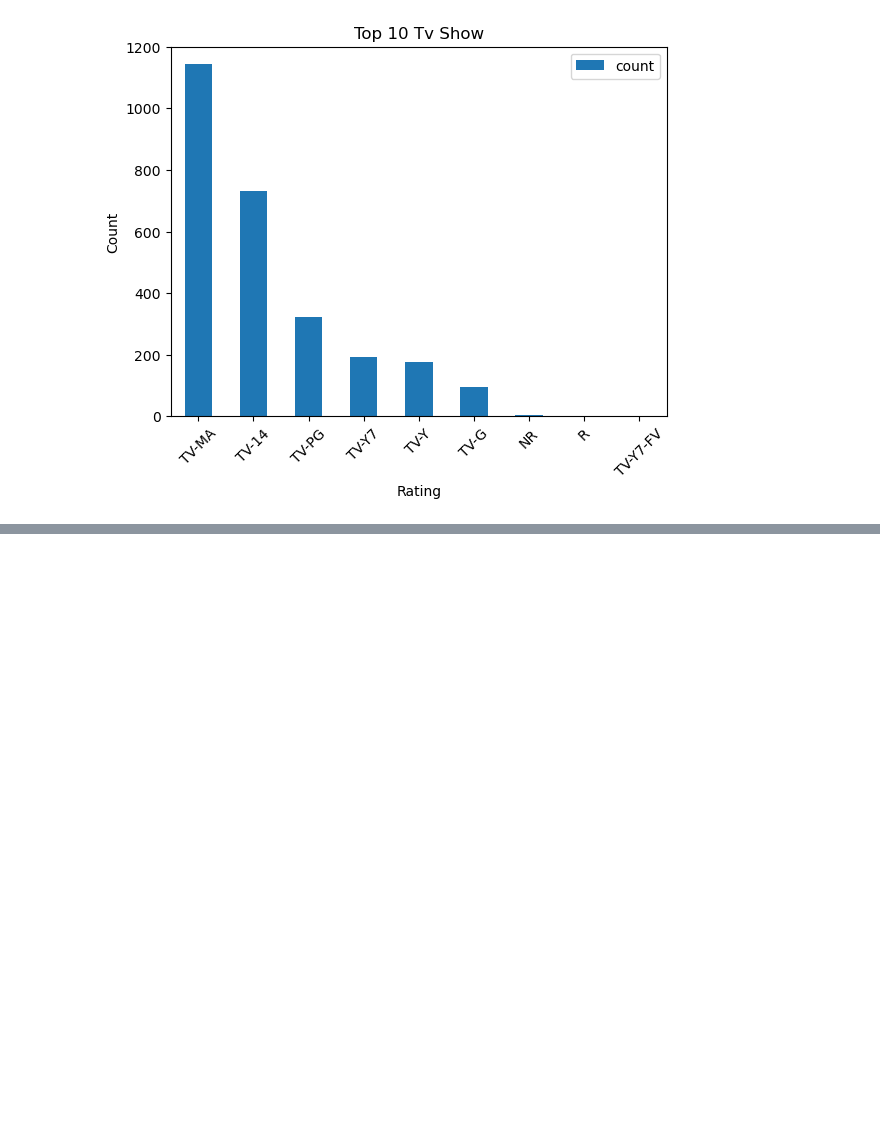
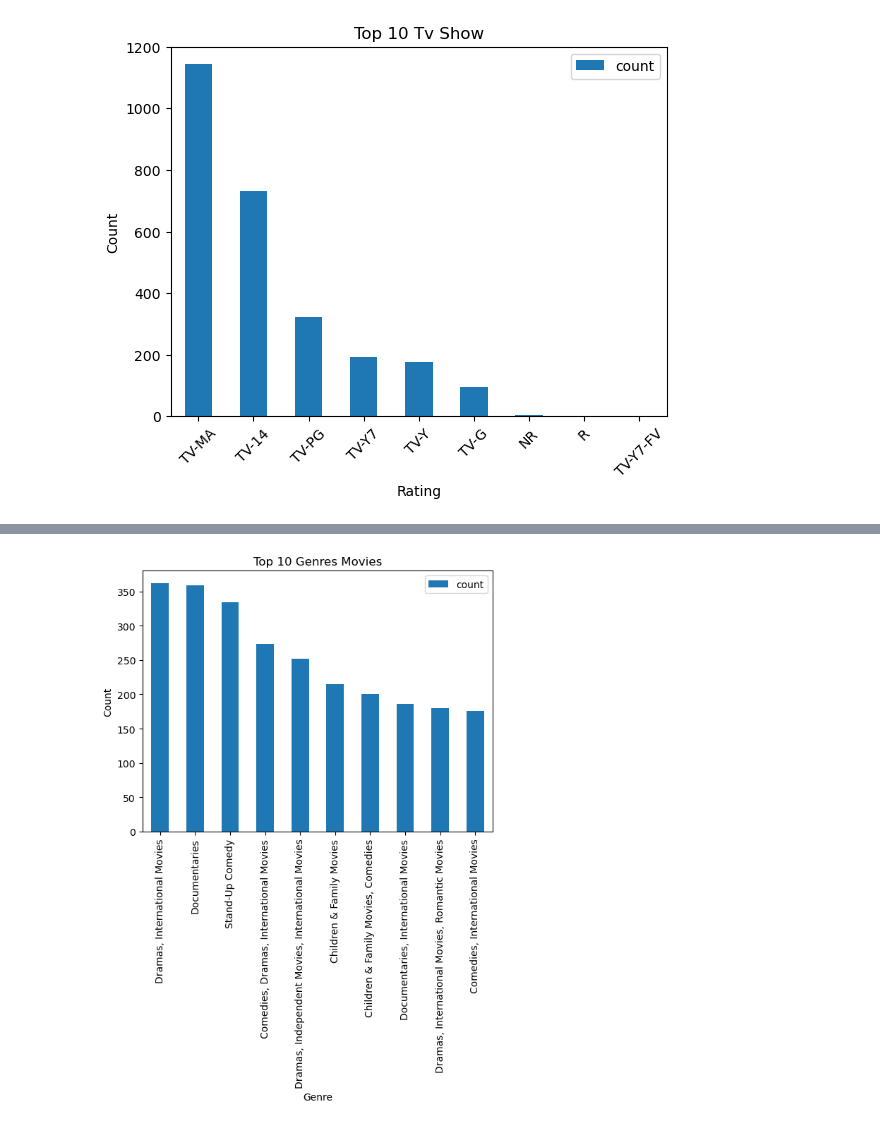
Before and after one commit to ElDEEB21/Netflix-Analytics, a Jupyter notebook: analyse.ipynb, the cells around one changed output, grey strips where cells are left out. Drawn from its saved outputs; the diff is of its cells as text; code cells hidden in the pictures; blank space fills up the shorter version.

Commit message:
category visualization

```diff
--- a/analyse.ipynb
+++ b/analyse.ipynb
@@ -297,3 +297,6 @@ plt.xticks(rotation=45)
 plt.show()
 # %% [output]
 [figure]
+# %%
+category = df.groupby(['category', 'type'])['category'].value_counts().reset_index()
+category
@@ -299,0 +317,4 @@ plt.show()
+# %%
+top10ListedGenresMovie = category[category['type'] == 'Movie'].sort_values(
+    by='count', ascending=False).iloc[0:10]
+top10ListedGenresMovie
@@ -299,0 +333,9 @@ plt.show()
+# %%
+top10ListedGenresMovie.plot(x='category', y='count', kind='bar')
+plt.title('Top 10 Genres Movies')
+plt.xlabel('Genre')
+plt.ylabel('Count')
+plt.xticks(rotation=90)
+plt.show()
+# %% [output]
+[figure, added]
```
Also changed, not shown: parts of 4 cells of this notebook.
